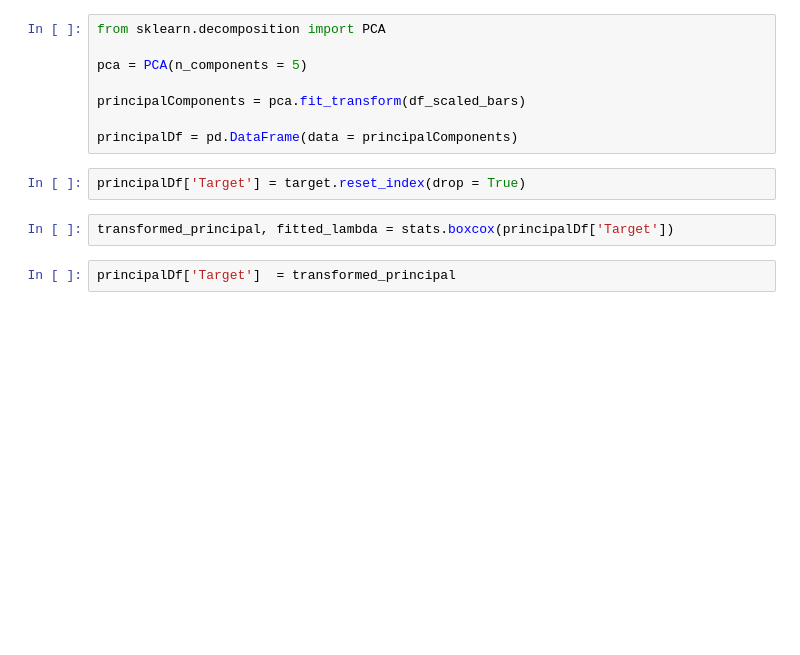
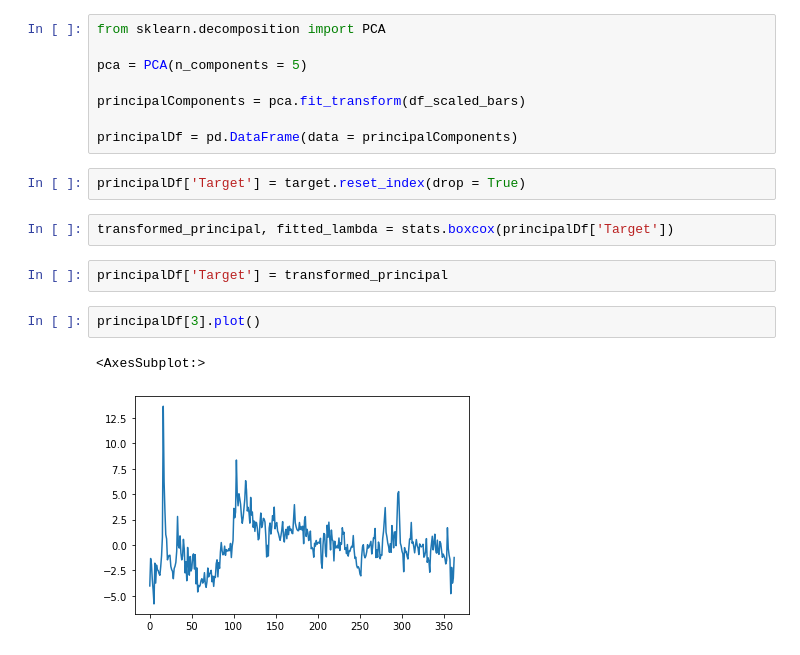
Before and after one commit to michaelortiz05/algotrader, a Jupyter notebook: Joshuas_MacD.ipynb, the cells around one changed output. Cells and saved outputs as stored; diff of their text form; blank space fills up the shorter version.

```diff
--- a/Joshuas_MacD.ipynb
+++ b/Joshuas_MacD.ipynb
@@ -292,4 +276,9 @@ principalDf['Target'] = target.reset_index(drop = True)
 # %%
 transformed_principal, fitted_lambda = stats.boxcox(principalDf['Target'])
 # %%
-principalDf['Target']  = transformed_principal
+principalDf['Target'] = transformed_principal
+# %%
+principalDf[3].plot()
+# %% [output]
+<AxesSubplot:>
+[figure, added]
```
Also changed, not shown: parts of 6 cells of this notebook.
